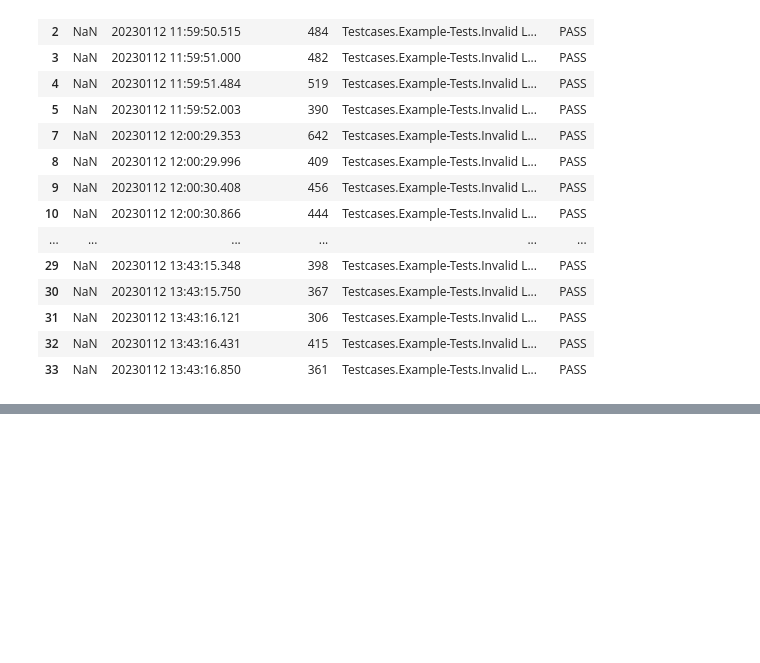
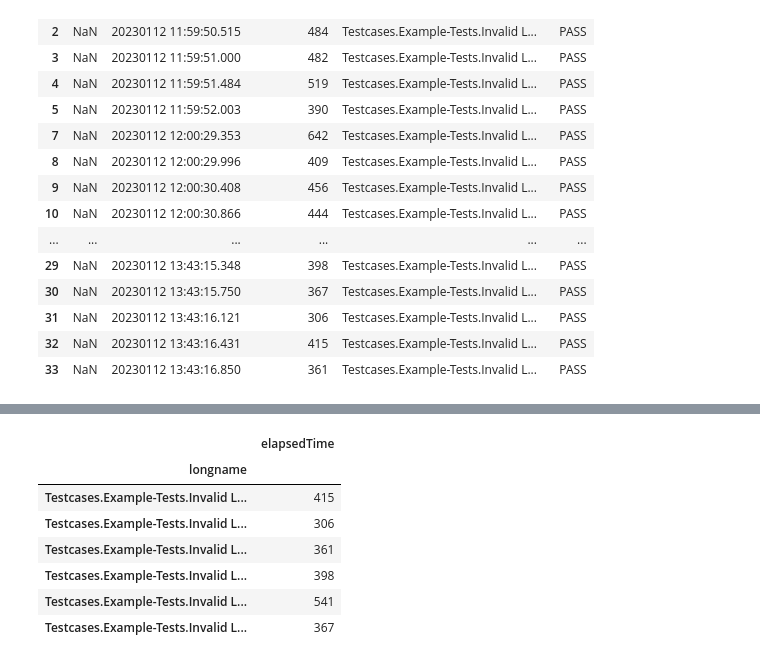
Before and after one commit to perfroboter/robotframework-perfbot, a Jupyter notebook: panda-visualization.ipynb, the cells around one changed output, grey strips where cells are left out. Saved outputs shown, nothing was run; the diff lists cells and outputs as text; code cells hidden in the pictures; blank space fills up the shorter version.

```diff
--- a/panda-visualization.ipynb
+++ b/panda-visualization.ipynb
@@ -68,0 +83,11 @@ boxplot = other_df.boxplot(column=['elapsedTime'], by=['longname'], rot=90, font
+# %%
+frame
+# %% [output]
+|  | elapsedTime |
+| longname |  |
+| Testcases.Example-Tests.Invalid L... | 415 |
+| Testcases.Example-Tests.Invalid L... | 306 |
+| Testcases.Example-Tests.Invalid L... | 361 |
+| Testcases.Example-Tests.Invalid L... | 398 |
+| Testcases.Example-Tests.Invalid L... | 541 |
+| Testcases.Example-Tests.Invalid L... | 367 |
```
Also changed, not shown: parts of 6 cells of this notebook.
